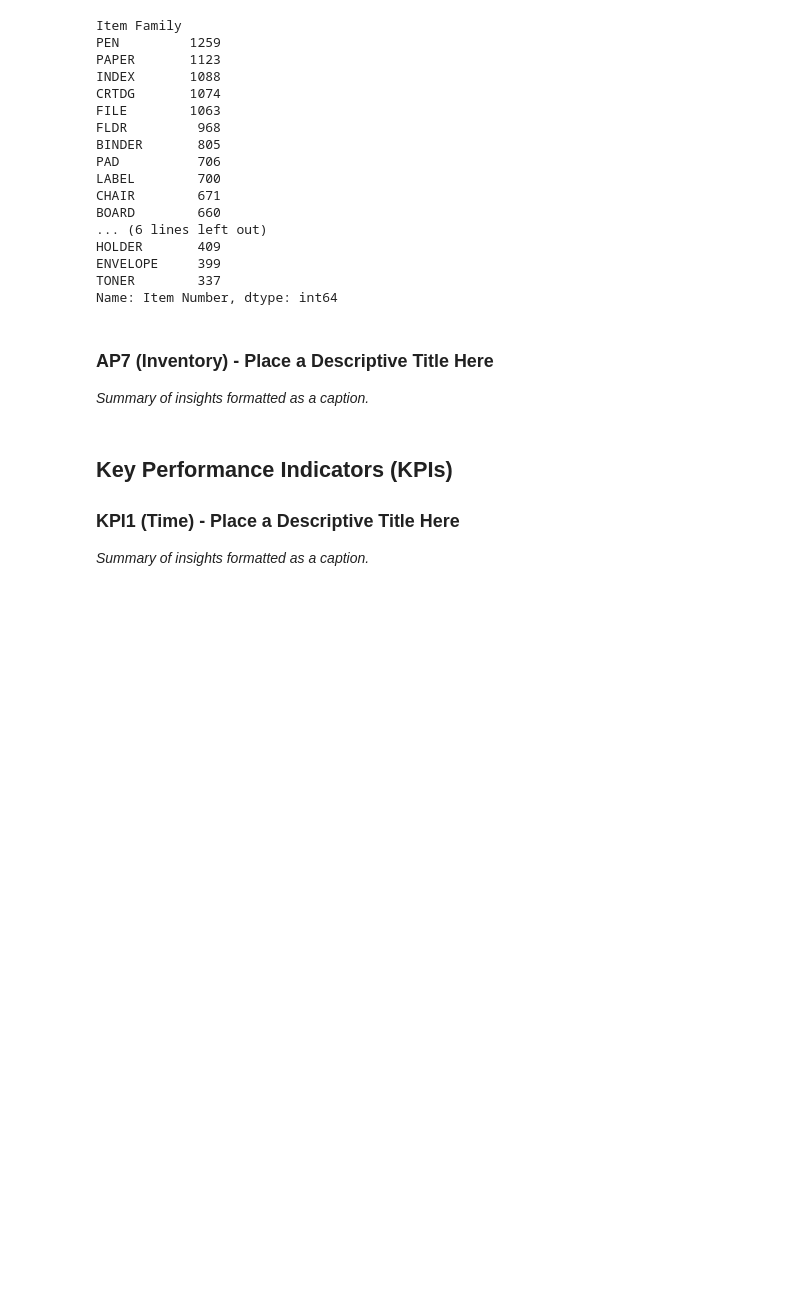
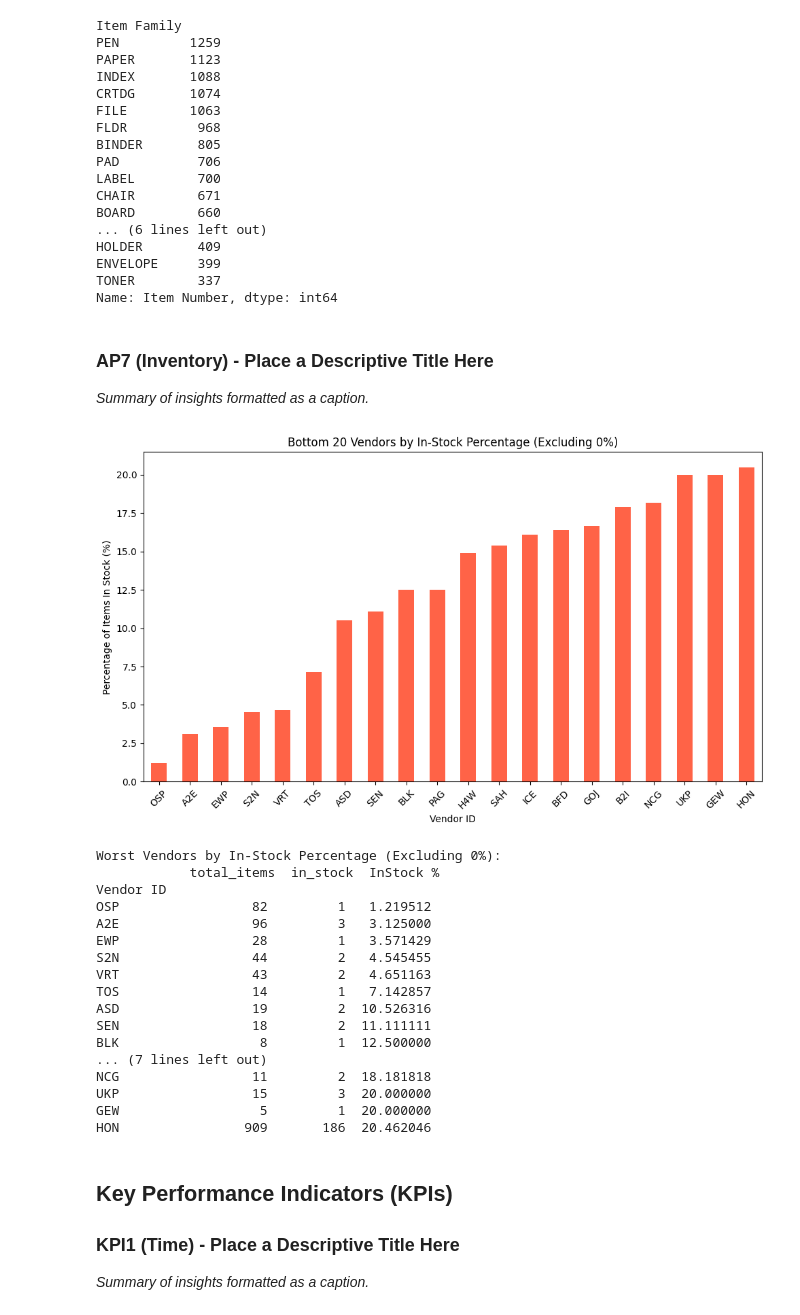
Before and after one commit to TSNijhuis/WarehousingAS1, a Jupyter notebook: wh-as_activity-profiling-template.ipynb, the cells around one changed output. Drawn from its saved outputs; the diff is of its cells as text; code cells hidden in the pictures; blank space fills up the shorter version.

```diff
--- a/wh-as_activity-profiling-template.ipynb
+++ b/wh-as_activity-profiling-template.ipynb
@@ -397,3 +401,62 @@ Name: Item Number, dtype: int64
+# %%
+import pandas as pd
+import matplotlib.pyplot as plt
+
+# --- Load item data ---
+items = pd.read_csv(folder / "ITEMDATAV2.txt", sep="\t")
+
+# --- Create in-stock flag (Y and X are "in stock") ---
+items["InStock"] = items["Stocking Status"].isin(["Y", "X"]).astype(int)
+
+# --- Count items per vendor ---
+vendor_stats = items.groupby("Vendor ID").agg(
+    total_items=("Item Number", "nunique"),
+    in_stock=("InStock", "sum")
+)
+
+# --- Calculate percentage in stock ---
+vendor_stats["InStock %"] = vendor_stats["in_stock"] / vendor_stats["total_items"] * 100
+
+# --- Exclude vendors with 0% in stock ---
+vendor_stats = vendor_stats[vendor_stats["InStock %"] > 0]
+
+# --- Select 20 worst vendors by percentage ---
+top_n = 20
+worst_vendors = vendor_stats.sort_values("InStock %", ascending=True).head(top_n)
+
+# --- Plot ---
+fig, ax = plt.subplots(figsize=(10, 6))
+worst_vendors["InStock %"].plot(kind="bar", ax=ax, color="tomato")
+
+ax.set_ylabel("Percentage of Items In Stock (%)")
+ax.set_xlabel("Vendor ID")
+ax.set_title(f"Bottom {top_n} Vendors by In-Stock Percentage (Excluding 0%)")
+ax.tick_params(axis="x", labelrotation=45)
+
+plt.tight_layout()
+plt.show()
+
+# --- Print table ---
+print("\nWorst Vendors by In-Stock Percentage (Excluding 0%):\n", worst_vendors)
+# %% [output]
+[figure, added]
+Worst Vendors by In-Stock Percentage (Excluding 0%):
+            total_items  in_stock  InStock %
+Vendor ID
+OSP                 82         1   1.219512
+A2E                 96         3   3.125000
+EWP                 28         1   3.571429
+S2N                 44         2   4.545455
+VRT                 43         2   4.651163
+TOS                 14         1   7.142857
+ASD                 19         2  10.526316
+SEN                 18         2  11.111111
+BLK                  8         1  12.500000
+... (7 lines left out)
+NCG                 11         2  18.181818
+UKP                 15         3  20.000000
+GEW                  5         1  20.000000
+HON                909       186  20.462046
 # %% [markdown]
 ## Key Performance Indicators (KPIs)
 
```
Also changed, not shown: parts of 7 cells of this notebook.
